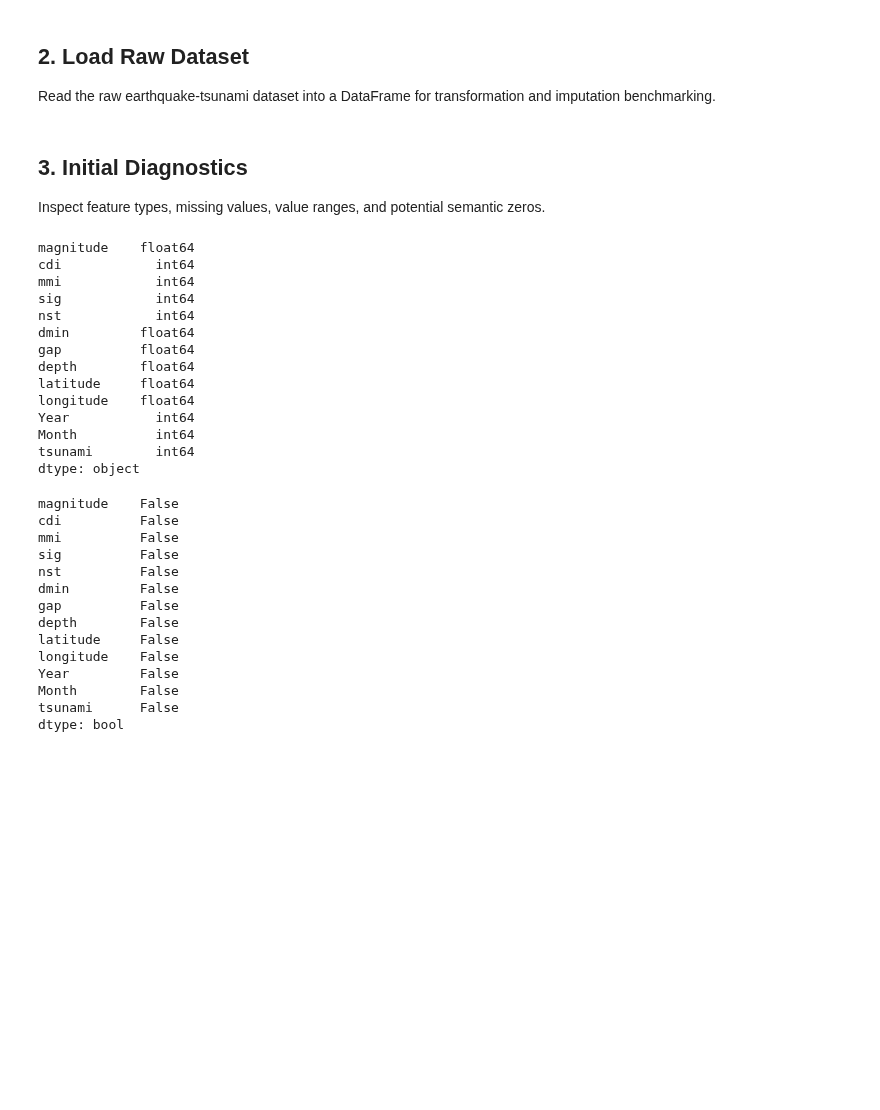
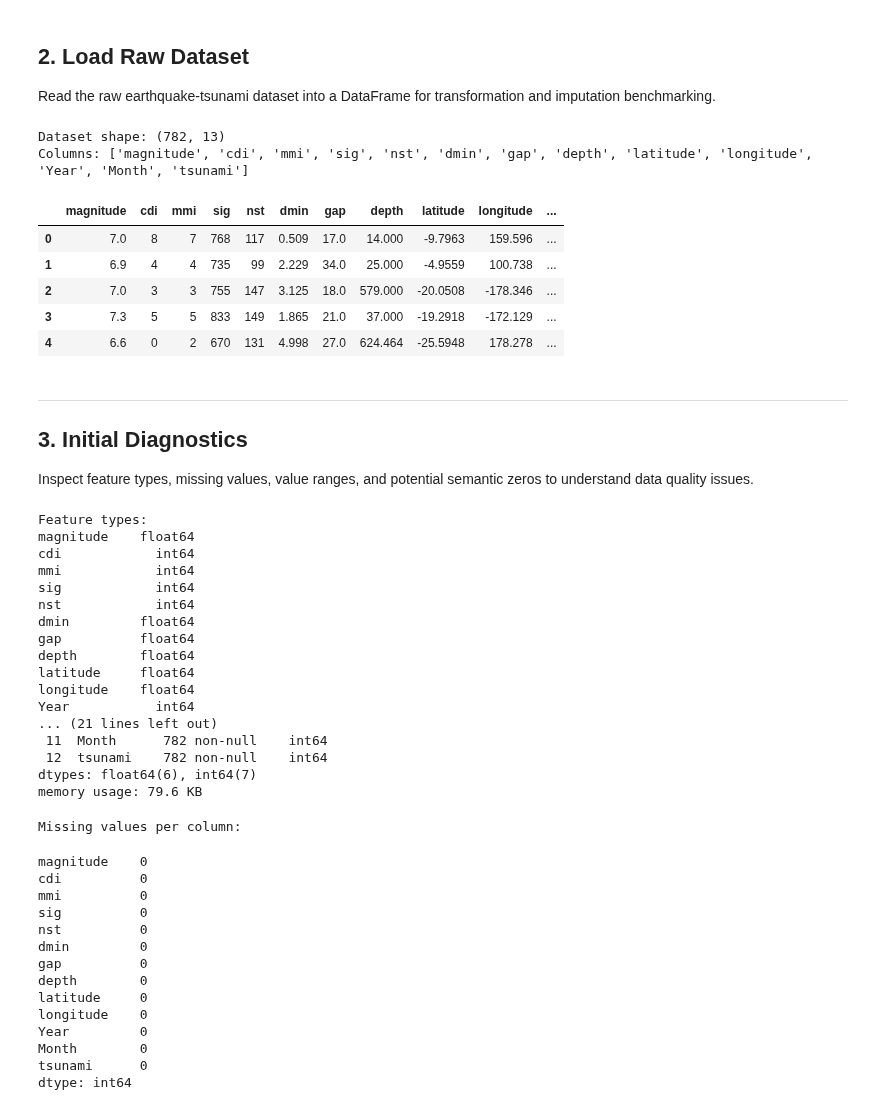
Before and after one commit to daniel67014/tsunami-earthquake-analysis, a Jupyter notebook: jupyter_notebooks/02_01_etl_transform.ipynb, the cells around one changed output. Saved outputs shown, nothing was run; the diff lists cells and outputs as text; code cells hidden in the pictures; blank space fills up the shorter version.

```diff
--- a/jupyter_notebooks/02_01_etl_transform.ipynb
+++ b/jupyter_notebooks/02_01_etl_transform.ipynb
@@ -29,11 +32,30 @@ Read the raw earthquake-tsunami dataset into a DataFrame for transformation and
 df = pd.read_csv("../data/raw/earthquake_data_tsunami.csv")
+# %%
+# Display dataset overview
+print(f"Dataset shape: {df.shape}")
+print(f"Columns: {list(df.columns)}")
+df.head()
+# %% [output]
+Dataset shape: (782, 13)
+Columns: ['magnitude', 'cdi', 'mmi', 'sig', 'nst', 'dmin', 'gap', 'depth', 'latitude', 'longitude', 'Year', 'Month', 'tsunami']
+|  | magnitude | cdi | mmi | sig | nst | dmin | gap | depth | latitude | longitude | ... |
+| 0 | 7.0 | 8 | 7 | 768 | 117 | 0.509 | 17.0 | 14.000 | -9.7963 | 159.596 | ... |
+| 1 | 6.9 | 4 | 4 | 735 | 99 | 2.229 | 34.0 | 25.000 | -4.9559 | 100.738 | ... |
+| 2 | 7.0 | 3 | 3 | 755 | 147 | 3.125 | 18.0 | 579.000 | -20.0508 | -178.346 | ... |
+| 3 | 7.3 | 5 | 5 | 833 | 149 | 1.865 | 21.0 | 37.000 | -19.2918 | -172.129 | ... |
+| 4 | 6.6 | 0 | 2 | 670 | 131 | 4.998 | 27.0 | 624.464 | -25.5948 | 178.278 | ... |
 # %% [markdown]
+---
 ## 3. Initial Diagnostics
-Inspect feature types, missing values, value ranges, and potential semantic zeros.
+Inspect feature types, missing values, value ranges, and potential semantic zeros to understand data quality issues.
 # %%
-# Check feature types
-df.dtypes
+# Display feature data types and basic information
+print("Feature types:")
+print(df.dtypes)
+print(f"\nDataset info:")
+df.info()
 # %% [output]
+Feature types:
 magnitude    float64
 cdi            int64
 mmi            int64
@@ -45,25 +67,29 @@ depth        float64
 latitude     float64
 longitude    float64
 Year           int64
-Month          int64
-tsunami        int64
-dtype: object
+... (21 lines left out)
+ 11  Month      782 non-null    int64
+ 12  tsunami    782 non-null    int64
+dtypes: float64(6), int64(7)
+memory usage: 79.6 KB
 # %%
-# Check for missing values
-df.isna().any()
+# Check for missing values across all features
+print("Missing values per column:")
+df.isna().sum()
 # %% [output]
-magnitude    False
-cdi          False
-mmi          False
-sig          False
-nst          False
-dmin         False
-gap          False
-depth        False
-latitude     False
-longitude    False
-Year         False
-Month        False
-tsunami      False
-dtype: bool
+Missing values per column:
+magnitude    0
+cdi          0
+mmi          0
+sig          0
+nst          0
+dmin         0
+gap          0
+depth        0
+latitude     0
+longitude    0
+Year         0
+Month        0
+tsunami      0
+dtype: int64
 # %%
```
Also changed, not shown: parts of 42 cells of this notebook, 1 other file.
